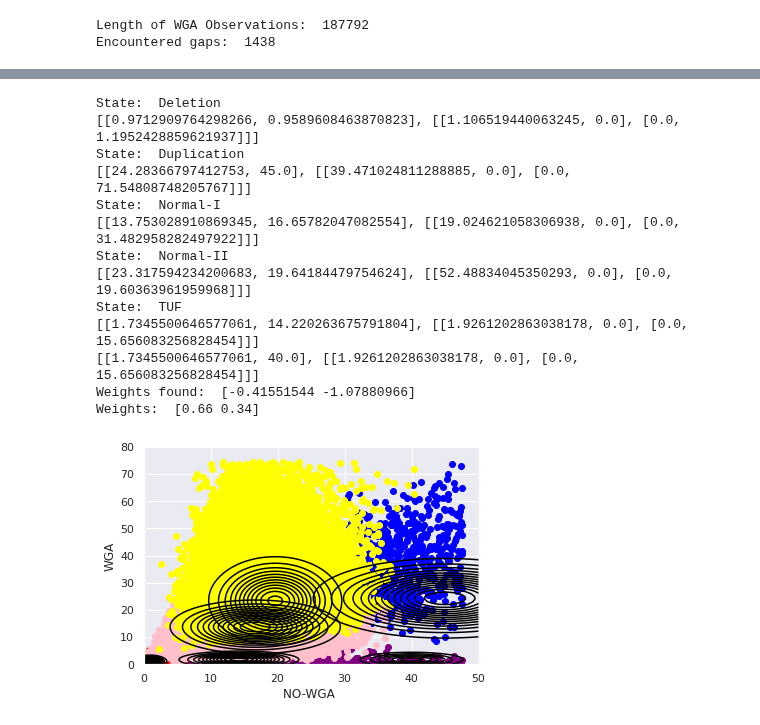
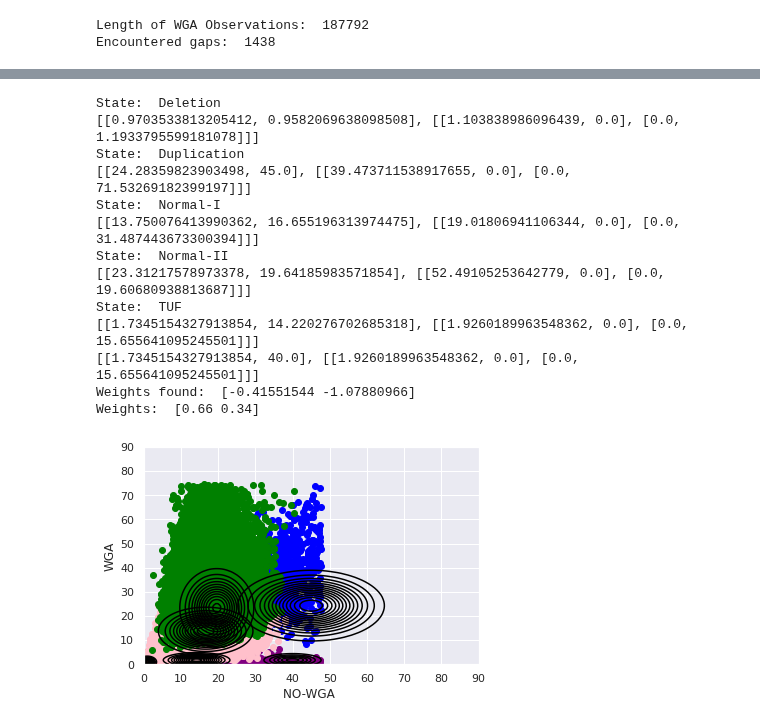
Before and after one commit to pockerman/hidden_markov_modeling, a Jupyter notebook: stories/story_15.ipynb, the cells around one changed output, grey strips where cells are left out. Cells and saved outputs as stored; diff of their text form; code cells hidden in the pictures.

```diff
--- a/stories/story_15.ipynb
+++ b/stories/story_15.ipynb
@@ -121,6 +126,6 @@ INFO: Component 4 means [19.6418448  23.31759423]
 # %%
-states_map = {"Duplication": 3, "Normal-I": 1,
-              "Normal-II": 4, "Deletion": 2}
+states_map = {"Duplication": 4, "Normal-I": 0,
+              "Normal-II": 3, "Deletion": 2}
 states = create_states(states_map=states_map, means=means, covariances=covariances, plot=True)
 # %% [output]
 state name:  Duplication
@@ -181,5 +186,5 @@ Color-cluster association for TUF {'red': [2, 372], 'blue': [1, 676], 'green': [
 # %%
-tuf_idx = 0
+tuf_idx = 1
 # %%
 tuf_means = gmm_tuf.means_
 tuf_cov = gmm_tuf.covariances_
@@ -389,6 +394,7 @@ print("Sequence length: ", len(sequence))
 Sequence length:  189230
 # %%
 filename="viterbi_path_TUF_GMM_INCREASE_NO_WGA_" + region_name
-viterbi_path, observations, sequence_viterbi_state = create_viterbi_path(sequence=sequence, hmm_model=hmm_model, filename=filename)
+viterbi_path, observations, sequence_viterbi_state = create_viterbi_path(sequence=sequence,
+                                                                         hmm_model=hmm_model, filename=filename)
 # %% [output]
 Observation length:  189230
@@ -504,40 +510,40 @@ for state in states:
         elif state.name == 'TUF':
 
             state_vars[state.name] = {}
 
             for i, comp in enumerate(state.distribution.distributions):
                 state_vars[state.name]["comp"+str(i)] = comp.parameters
                 print(comp.parameters)
             weights = state.distribution.weights
             print("Weights found: ", weights)
             state_vars[state.name]["weights"] = np.exp(weights)
             print("Weights: ", state_vars[state.name]["weights"])
 
 
 state_colors={'TUF':"purple", "Deletion":"red",
                 'Duplication':"blue", "Normal-I":"pink",
-                "Normal-II":"yellow"}
+                "Normal-II":"green"}
 
 state_min_max = {'TUF':{'min_x': 0.0, 'max_x':50.0, 'min_y': 0.0, 'max_y':10.0},
                  'Deletion':{'min_x': 0.0, 'max_x':10.0, 'min_y': 0.0, 'max_y':10.0},
-                 'Normal-II':{'min_x': 0.0, 'max_x':45.0, 'min_y': 0.0, 'max_y':80.0},
+                 'Normal-II':{'min_x': 0.0, 'max_x':45.0, 'min_y': 0.0, 'max_y':90.0},
                  'Normal-I':{'min_x': 0.0, 'max_x':40.0, 'min_y': 0.0, 'max_y':30.0},
-                 'Duplication':{'min_x': 15.0, 'max_x':50.0, 'min_y': 5.0, 'max_y':80.0}}
+                 'Duplication':{'min_x': 15.0, 'max_x':90.0, 'min_y': 5.0, 'max_y':80.0}}
 
 plot_hmm_cluster_contours(state_colors=state_colors, state_vars=state_vars,
                           obs_state=obs_state, nbins=80, ncontours=14, state_min_max=state_min_max)
 # %% [output]
 State:  Deletion
-[[0.9712909764298266, 0.9589608463870823], [[1.106519440063245, 0.0], [0.0, 1.1952428859621937]]]
+[[0.9703533813205412, 0.9582069638098508], [[1.103838986096439, 0.0], [0.0, 1.1933795599181078]]]
 State:  Duplication
-[[24.28366797412753, 45.0], [[39.471024811288885, 0.0], [0.0, 71.54808748205767]]]
+[[24.28359823903498, 45.0], [[39.473711538917655, 0.0], [0.0, 71.53269182399197]]]
 State:  Normal-I
-[[13.753028910869345, 16.65782047082554], [[19.024621058306938, 0.0], [0.0, 31.482958282497922]]]
+[[13.750076413990362, 16.655196313974475], [[19.01806941106344, 0.0], [0.0, 31.487443673300394]]]
 State:  Normal-II
-[[23.317594234200683, 19.64184479754624], [[52.48834045350293, 0.0], [0.0, 19.60363961959968]]]
+[[23.31217578973378, 19.64185983571854], [[52.49105253642779, 0.0], [0.0, 19.60680938813687]]]
 State:  TUF
-[[1.7345500646577061, 14.220263675791804], [[1.9261202863038178, 0.0], [0.0, 15.656083256828454]]]
-[[1.7345500646577061, 40.0], [[1.9261202863038178, 0.0], [0.0, 15.656083256828454]]]
+[[1.7345154327913854, 14.220276702685318], [[1.9260189963548362, 0.0], [0.0, 15.655641095245501]]]
+[[1.7345154327913854, 40.0], [[1.9260189963548362, 0.0], [0.0, 15.655641095245501]]]
 Weights found:  [-0.41551544 -1.07880966]
 Weights:  [0.66 0.34]
-[figure, old version]
+[figure, new version]
```
Also changed, not shown: parts of 12 cells of this notebook, 7 other files.
